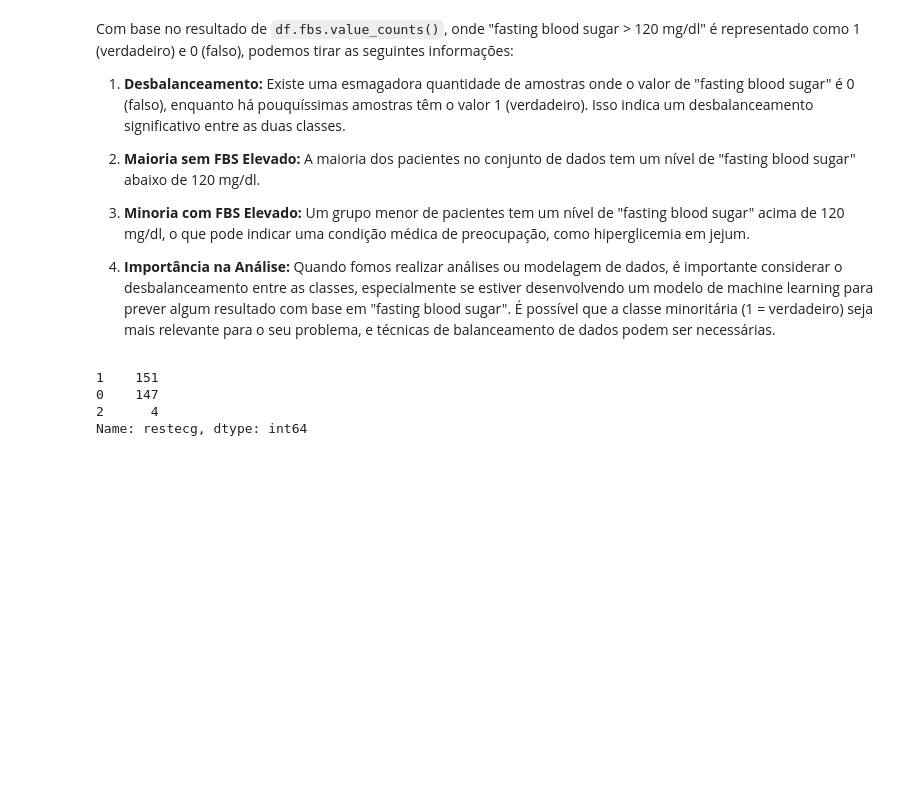
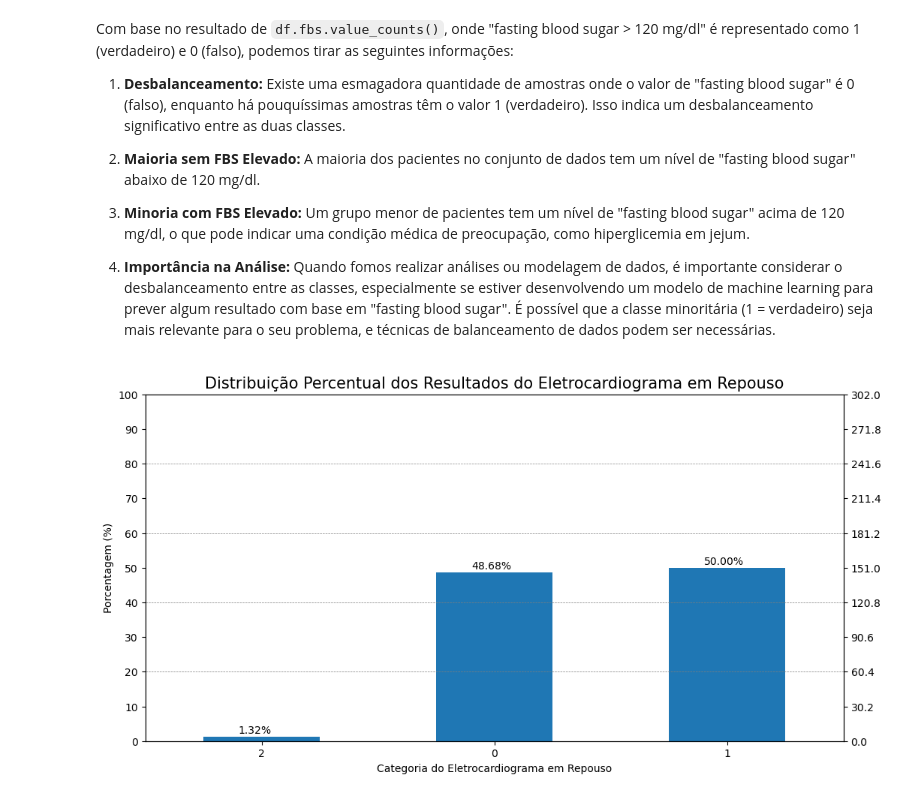
Before and after one commit to opablodantas/Predicting-Heart-Attack-Risk, a Jupyter notebook: Análise_Heart_Attack.ipynb, the cells around one changed output. Cells and saved outputs as stored; diff of their text form; code cells hidden in the pictures; blank space fills up the shorter version.

```diff
--- a/Análise_Heart_Attack.ipynb
+++ b/Análise_Heart_Attack.ipynb
@@ -480,10 +526,26 @@ Com base no resultado de `df.fbs.value_counts()`, onde "fasting blood sugar > 12
 3. **Minoria com FBS Elevado:** Um grupo menor de pacientes tem um nível de "fasting blood sugar" acima de 120 mg/dl, o que pode indicar uma condição médica de preocupação, como hiperglicemia em jejum.
 
 4. **Importância na Análise:** Quando fomos realizar análises ou modelagem de dados, é importante considerar o desbalanceamento entre as classes, especialmente se estiver desenvolvendo um modelo de machine learning para prever algum resultado com base em "fasting blood sugar". É possível que a classe minoritária (1 = verdadeiro) seja mais relevante para o seu problema, e técnicas de balanceamento de dados podem ser necessárias.
-# %%
-df.restecg.value_counts()
-# %% [output]
-1    151
-0    147
-2      4
-Name: restecg, dtype: int64
+# %%
+# Criar um gráfico de barras usando Matplotlib
+plt.figure(figsize=(12, 6))
+plt.title('Distribuição Percentual dos Resultados do Eletrocardiograma em Repouso', fontsize=15)
+plt.xlabel('Categoria do Eletrocardiograma em Repouso')
+plt.ylabel('Porcentagem (%)')
+
+ax = (df.restecg.value_counts() / len(df) * 100).sort_values().plot(kind="bar", rot=0)
+ax.set_yticks(np.arange(0, 110, 10))
+
+ax2 = ax.twinx()
+ax2.set_yticks(np.arange(0, 110, 10) * len(df) / 100)
+
+for p in ax.patches:
+    ax.annotate('{:.2f}%'.format(p.get_height()), (p.get_x() + 0.15, p.get_height() + 1))
+
+# Adicionar linhas horizontais no eixo Y (por exemplo, a cada 20%)
+for percent in range(0, 101, 20):
+    ax.axhline(y=percent, color='gray', linestyle='--', linewidth=0.5)
+
+plt.show()
+# %% [output]
+[figure, added]
```
Also changed, not shown: parts of 21 cells of this notebook.
